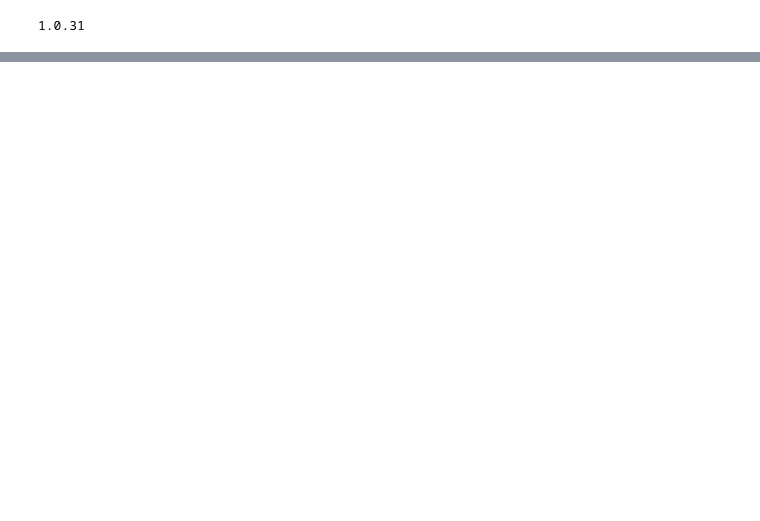
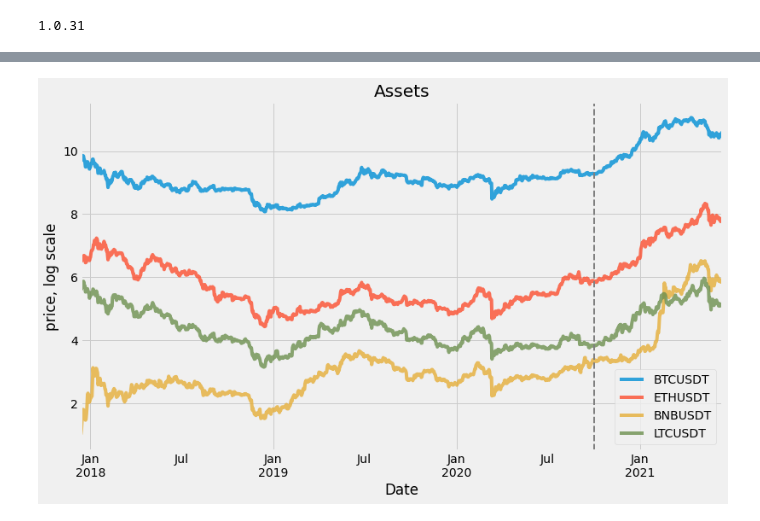
Before and after one commit to erv4gen/Research-Finance-SDF, a Jupyter notebook: cryptosdf.ipynb, the cells around one changed output, grey strips where cells are left out. Saved outputs shown, nothing was run; the diff lists cells and outputs as text; code cells hidden in the pictures; blank space fills up the shorter version.

```diff
--- a/cryptosdf.ipynb
+++ b/cryptosdf.ipynb
@@ -35,6 +38,12 @@ import math
 import os.path
 import time
 
+#select plotting style
+import matplotlib
+matplotlib.style.use('fivethirtyeight')
+
+#seaborn-white  fivethirtyeight
+
 print(cp.__version__)
 # %% [output]
 1.0.31
@@ -65,3 +121,15 @@ Training period:  2017-12-13 00:00:00 2019-09-13 00:00:00
+# %%
+plot_data =np.log(fuldf)
+fig , ax = plt.subplots(figsize=(12,7))
+# ax1 = ax.twinx()
+# plot_data.drop(y_label,axis=1).plot(ax=ax)
+plot_data.plot(ax=ax,alpha=0.8)
+ax.legend(loc=0)
+ax.set(title='Assets',xlabel='Date',ylabel='price, log scale');
+
+ax.axvline(split_index,color='grey', linestyle='--', lw=2);
+# %% [output]
+[figure, added]
 # %%
 #Transform raw data to log-return format:
 lret_data = np.log1p(df_train.pct_change()).dropna(axis=0,how='any')
```
Also changed, not shown: parts of 20 cells of this notebook.
